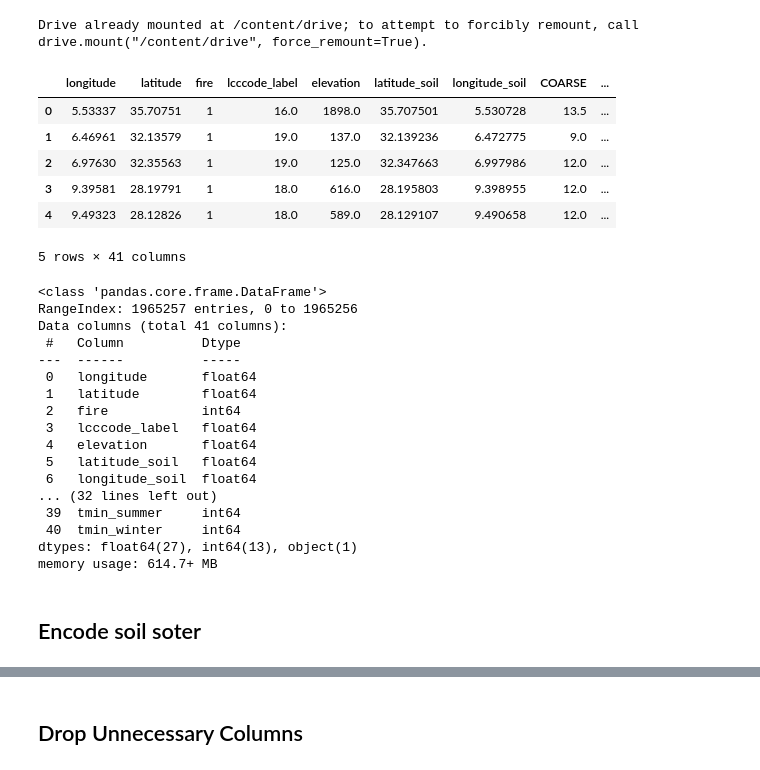
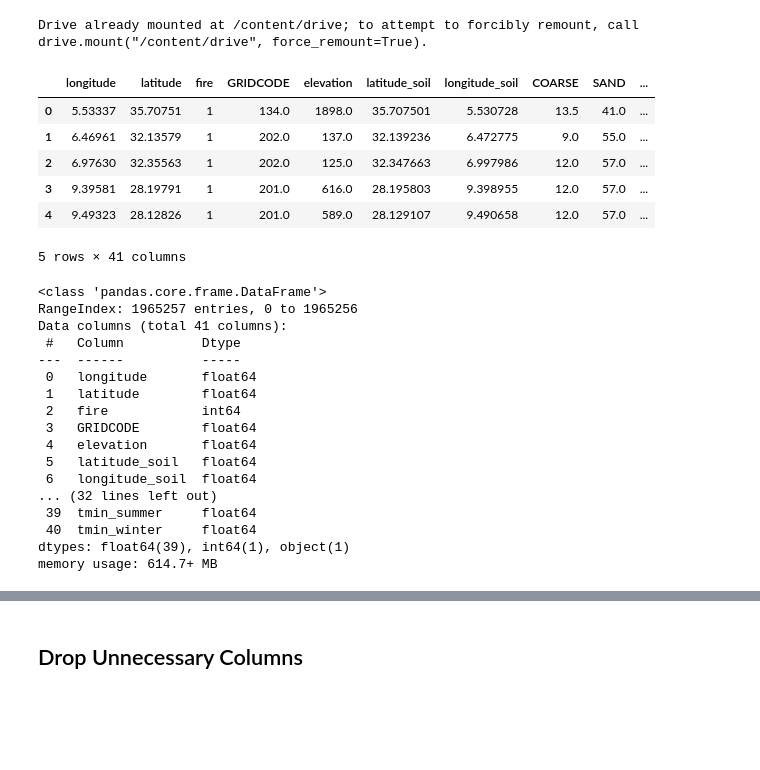
Before and after one commit to b-fatma/S2I-DM, a Jupyter notebook: src/3_merge/v2/merge_4_clean.ipynb, the cells around one changed output, grey strips where cells are left out. Cells and saved outputs as stored; diff of their text form; code cells hidden in the pictures; blank space fills up the shorter version.

```diff
--- a/src/3_merge/v2/merge_4_clean.ipynb
+++ b/src/3_merge/v2/merge_4_clean.ipynb
@@ -15,17 +16,17 @@ drive.mount('/content/drive')
 # %% [output]
 Drive already mounted at /content/drive; to attempt to forcibly remount, call drive.mount("/content/drive", force_remount=True).
 # %%
-input_path = '/content/drive/MyDrive/dm_fire_prediction/merge/fire_landcover_elevation_no_binning_soil_no_na_climate_int.csv'
+input_path = '/content/drive/MyDrive/dm_fire_prediction/mergee/fire_landcover_elevation_no_binning_soil_no_na_climate.csv'
 
 df = pd.read_csv(input_path)
 df.head()
 # %% [output]
-|  | longitude | latitude | fire | lcccode_label | elevation | latitude_soil | longitude_soil | COARSE | ... |
-| 0 | 5.53337 | 35.70751 | 1 | 16.0 | 1898.0 | 35.707501 | 5.530728 | 13.5 | ... |
-| 1 | 6.46961 | 32.13579 | 1 | 19.0 | 137.0 | 32.139236 | 6.472775 | 9.0 | ... |
-| 2 | 6.97630 | 32.35563 | 1 | 19.0 | 125.0 | 32.347663 | 6.997986 | 12.0 | ... |
-| 3 | 9.39581 | 28.19791 | 1 | 18.0 | 616.0 | 28.195803 | 9.398955 | 12.0 | ... |
-| 4 | 9.49323 | 28.12826 | 1 | 18.0 | 589.0 | 28.129107 | 9.490658 | 12.0 | ... |
+|  | longitude | latitude | fire | GRIDCODE | elevation | latitude_soil | longitude_soil | COARSE | SAND | ... |
+| 0 | 5.53337 | 35.70751 | 1 | 134.0 | 1898.0 | 35.707501 | 5.530728 | 13.5 | 41.0 | ... |
+| 1 | 6.46961 | 32.13579 | 1 | 202.0 | 137.0 | 32.139236 | 6.472775 | 9.0 | 55.0 | ... |
+| 2 | 6.97630 | 32.35563 | 1 | 202.0 | 125.0 | 32.347663 | 6.997986 | 12.0 | 57.0 | ... |
+| 3 | 9.39581 | 28.19791 | 1 | 201.0 | 616.0 | 28.195803 | 9.398955 | 12.0 | 57.0 | ... |
+| 4 | 9.49323 | 28.12826 | 1 | 201.0 | 589.0 | 28.129107 | 9.490658 | 12.0 | 57.0 | ... |
 5 rows × 41 columns
 # %%
 df.info()
@@ -38,14 +39,12 @@ Data columns (total 41 columns):
  0   longitude       float64
  1   latitude        float64
  2   fire            int64
- 3   lcccode_label   float64
+ 3   GRIDCODE        float64
  4   elevation       float64
  5   latitude_soil   float64
  6   longitude_soil  float64
 ... (32 lines left out)
- 39  tmin_summer     int64
- 40  tmin_winter     int64
-dtypes: float64(27), int64(13), object(1)
+ 39  tmin_summer     float64
+ 40  tmin_winter     float64
+dtypes: float64(39), int64(1), object(1)
 memory usage: 614.7+ MB
-# %% [markdown]
-## Encode soil soter
```
Also changed, not shown: parts of 21 cells of this notebook.
